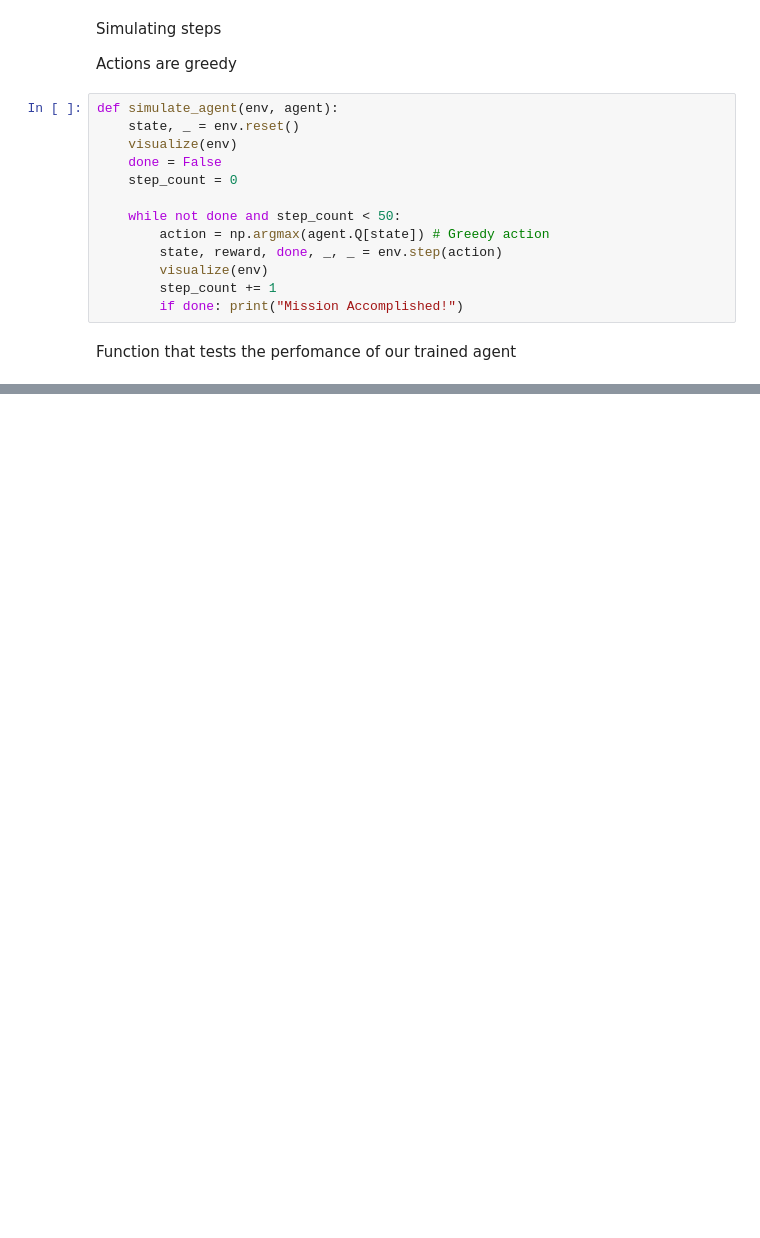
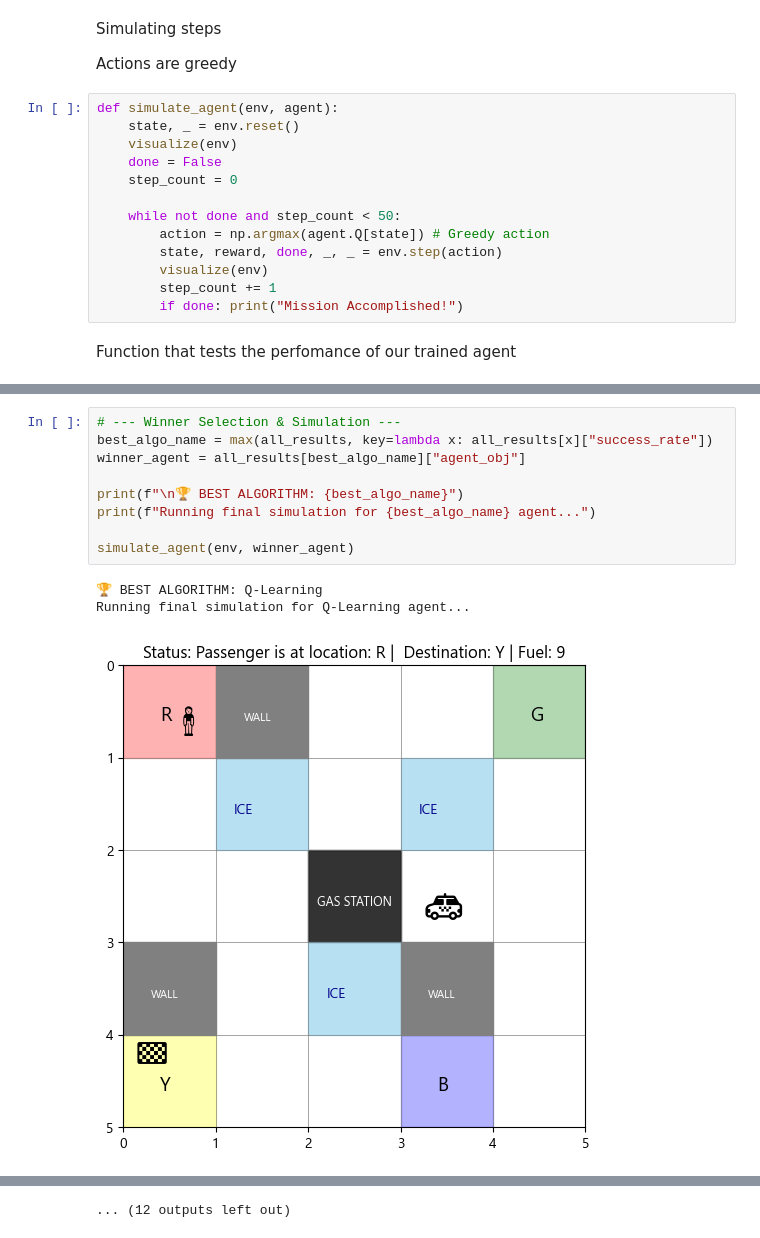
Before and after one commit to irinaradanovic/Taxi-problem-Reinforcement-learning, a Jupyter notebook: Taxi.ipynb, the cells around one changed output, grey strips where cells are left out. Saved outputs shown, nothing was run; the diff lists cells and outputs as text; blank space fills up the shorter version.

```diff
--- a/Taxi.ipynb
+++ b/Taxi.ipynb
@@ -485,0 +720,13 @@ Average Steps: 19.95
+# %%
+# --- Winner Selection & Simulation ---
+best_algo_name = max(all_results, key=lambda x: all_results[x]["success_rate"])
+winner_agent = all_results[best_algo_name]["agent_obj"]
+
+print(f"\n🏆 BEST ALGORITHM: {best_algo_name}")
+print(f"Running final simulation for {best_algo_name} agent...")
+
+simulate_agent(env, winner_agent)
+# %% [output]
+🏆 BEST ALGORITHM: Q-Learning
+Running final simulation for Q-Learning agent...
+[figure, added]
@@ -485,0 +743 @@ Average Steps: 19.95
+... (12 outputs left out)
```
Also changed, not shown: parts of 26 cells of this notebook.
